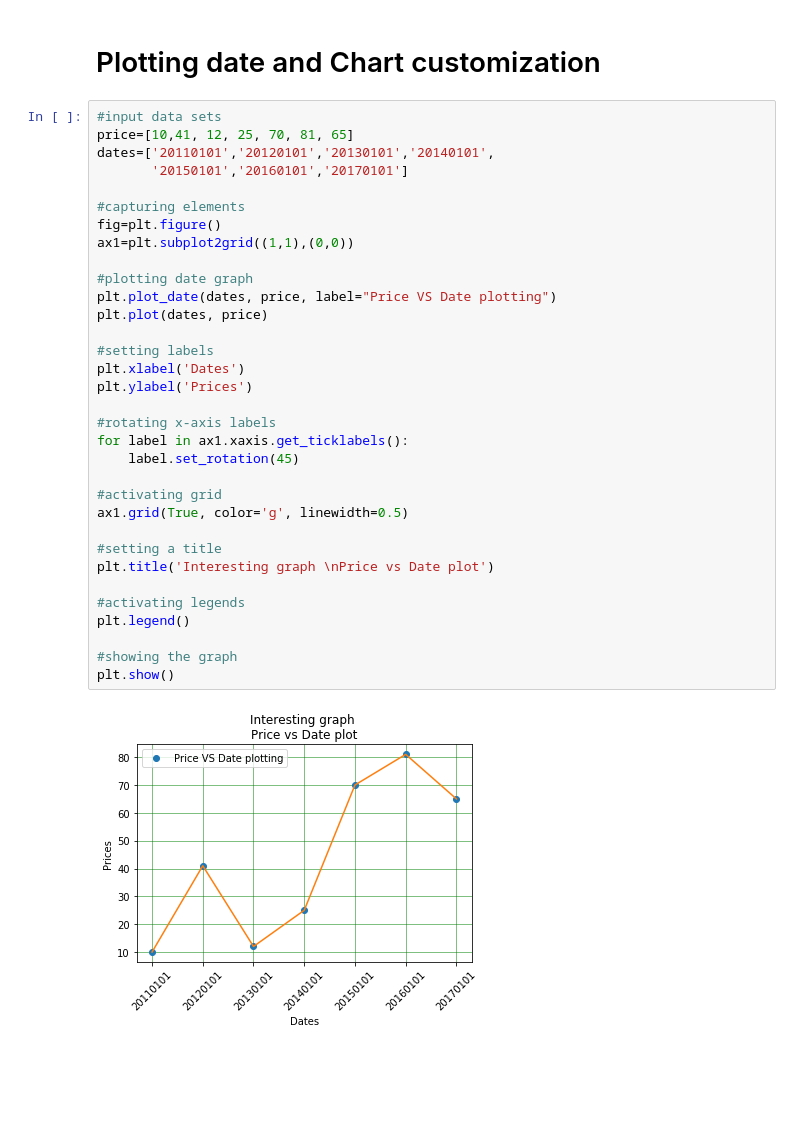
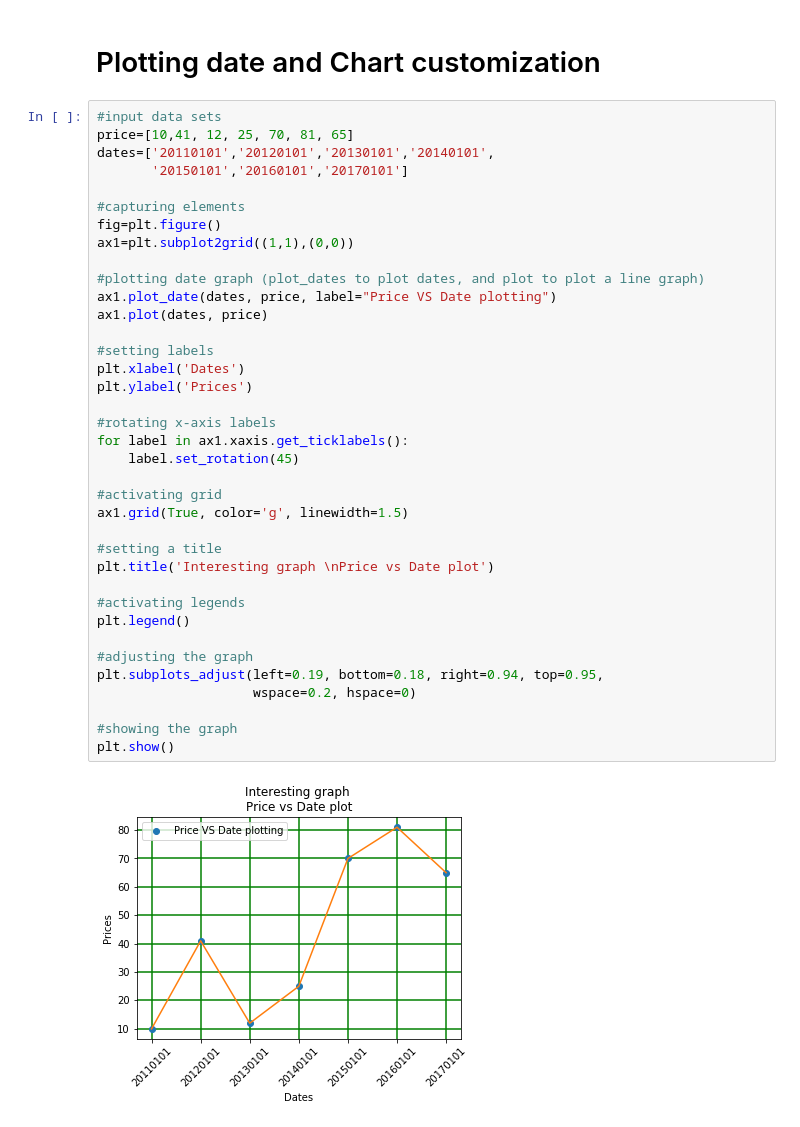
Before and after one commit to timamirrockdude/Python, a Jupyter notebook: Matplotlib_learning_guide.ipynb, the cells around one changed output. Saved outputs shown, nothing was run; the diff lists cells and outputs as text; blank space fills up the shorter version.

```diff
--- a/Matplotlib_learning_guide.ipynb
+++ b/Matplotlib_learning_guide.ipynb
@@ -346,36 +346,40 @@ plt.show()
 # %%
 #input data sets
 price=[10,41, 12, 25, 70, 81, 65]
 dates=['20110101','20120101','20130101','20140101',
        '20150101','20160101','20170101']
 
 #capturing elements
 fig=plt.figure()
 ax1=plt.subplot2grid((1,1),(0,0))
 
-#plotting date graph
-plt.plot_date(dates, price, label="Price VS Date plotting")
-plt.plot(dates, price)
+#plotting date graph (plot_dates to plot dates, and plot to plot a line graph)
+ax1.plot_date(dates, price, label="Price VS Date plotting")
+ax1.plot(dates, price)
 
 #setting labels
 plt.xlabel('Dates')
 plt.ylabel('Prices')
 
 #rotating x-axis labels
 for label in ax1.xaxis.get_ticklabels():
     label.set_rotation(45)
 
 #activating grid
-ax1.grid(True, color='g', linewidth=0.5)
+ax1.grid(True, color='g', linewidth=1.5)
 
 #setting a title
 plt.title('Interesting graph \nPrice vs Date plot')
 
 #activating legends
 plt.legend()
 
+#adjusting the graph
+plt.subplots_adjust(left=0.19, bottom=0.18, right=0.94, top=0.95,
+                    wspace=0.2, hspace=0)
+
 #showing the graph
 plt.show()
 # %% [output]
-[figure, old version]
+[figure, new version]
 # %% [markdown]
```
Also changed, not shown: parts of 2 cells of this notebook.
